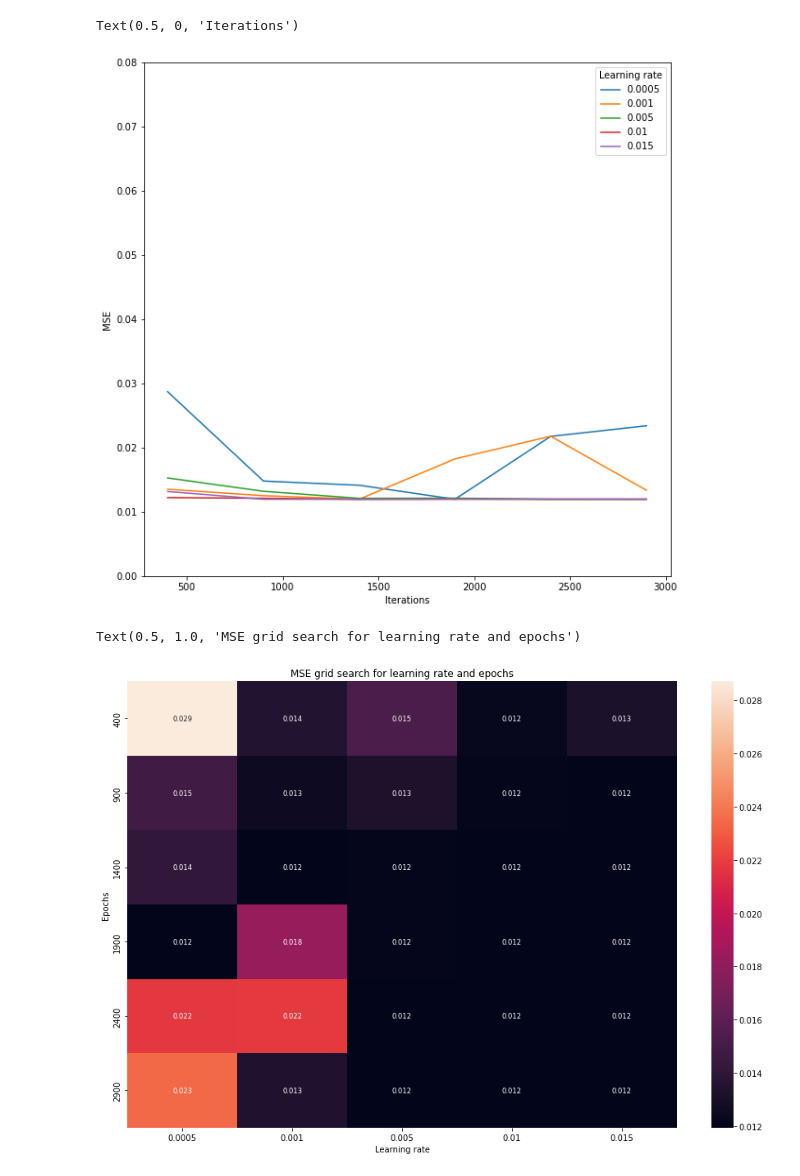
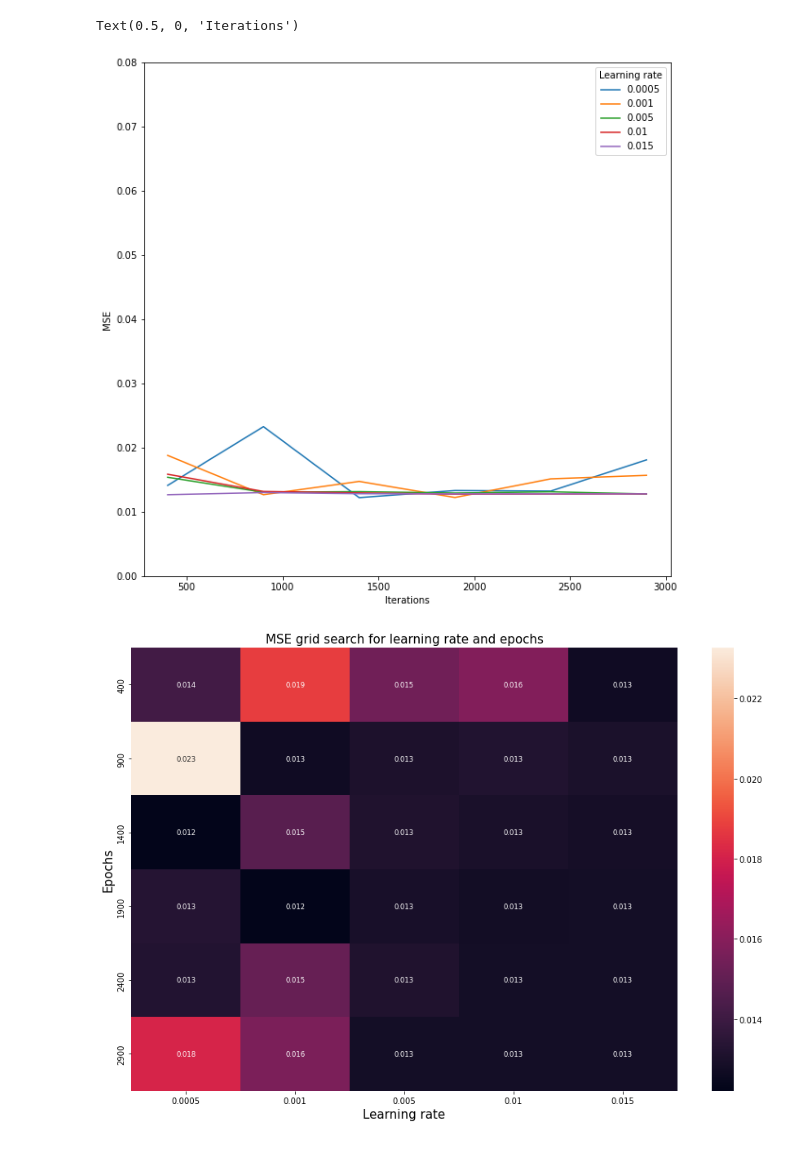
Before and after one commit to matteodales/-FYS-STK4155_Applied_Data_Analysis_and_Machine_Learning, a Jupyter notebook: project2/partA.ipynb, the cells around one changed output. Saved outputs shown, nothing was run; the diff lists cells and outputs as text; code cells hidden in the pictures.

```diff
--- a/project2/partA.ipynb
+++ b/project2/partA.ipynb
@@ -89,13 +74,5 @@ Text(0.5, 1.0, 'GD changing momentum parameter')
 # %%
 # GD e SGD
-
-n = 100
-x = np.random.rand(n,1)
-y = 1+3*x+2*x**2+0.1*np.random.randn(n,1)
-
-X = np.c_[np.ones((n,1)), x, x**2]
-
-Xtrain, Xtest, ytrain, ytest = train_test_split(X, y, test_size=0.2)
 
 n_its_list = np.arange(10,3010,500)
 eta=0.015
@@ -138,14 +115,5 @@ Text(0.5, 1.0, 'Comparing GD and SGD')
 # %%
 # comparing different learning rate methods
-
-n = 100
-x = np.random.rand(n,1)
-y = 1+3*x+2*x**2+0.1*np.random.randn(n,1)
-
-X = np.c_[np.ones((n,1)), x, x**2]
-
-Xtrain, Xtest, ytrain, ytest = train_test_split(X, y, test_size=0.2)
-
 n_its_list = np.arange(500,3500,500)
 eta=0.015
 MSE1_list = np.zeros(len(n_its_list))
@@ -196,17 +164,6 @@ for i in range(len(batch_sizes)):
         betas = stochastic_gradient_descent(X,y,eta,100,batch_size)
         MSE[i,j] =  mse(ytest,Xtest @ betas)
 # %%
-n = 100
-x = np.random.rand(n,1)
-y = 1+3*x+2*x**2+0.1*np.random.randn(n,1)
-
-x_lins = np.linspace(0,1,100)
-
-
-X = np.c_[np.ones((n,1)), x, x**2]
-
-Xtrain, Xtest, ytrain, ytest = train_test_split(X, y, test_size=0.2)
-
 n_its = 500
 eta_list = [0.0001, 0.005, 0.02]
 
@@ -229,13 +186,5 @@ plt.legend()
 # %%
-n = 100
-x = np.random.rand(n,1)
-y = 1+3*x+2*x**2+0.1*np.random.randn(n,1)
 
-x_lins = np.linspace(0,1,100)
-
-X = np.c_[np.ones((n,1)), x, x**2]
-
-Xtrain, Xtest, ytrain, ytest = train_test_split(X, y, test_size=0.2)
 
 n_its_list = np.arange(400,3001,500)
 eta_list = [0.0005, 0.001, 0.005, 0.01, 0.015]
@@ -261,17 +210,16 @@ plt.xlabel("Iterations")
 #plt.savefig("epochs_eta_mse_gradient_descent.png")
 # %% [output]
 Text(0.5, 0, 'Iterations')
-[figure, old version]
+[figure, new version]
 # %%
 plt.figure(figsize=(15,10))
 sns.heatmap(MSE, xticklabels=eta_list, yticklabels=n_its_list, annot=True, annot_kws={"size": 8.5}, fmt=".3f")
-plt.xlabel("Learning rate")
-plt.ylabel("Epochs")
-plt.title("MSE grid search for learning rate and epochs")
-#plt.savefig("Grid search for learning rate and epochs.png")
+plt.xlabel("Learning rate", fontsize=15)
+plt.ylabel("Epochs", fontsize=15)
+plt.title("MSE grid search for learning rate and epochs", fontsize=15)
+plt.savefig("Grid search for learning rate and epochs.png")
 # %% [output]
-Text(0.5, 1.0, 'MSE grid search for learning rate and epochs')
-[figure, old version]
+[figure, new version]
 # %%
 OLSbetas = np.linalg.inv(Xtrain.T @ Xtrain) @ Xtrain.T @ ytrain
 betas = np.zeros((np.shape(X)[1],n_its+1))
```
Also changed, not shown: parts of 9 cells of this notebook, 2 other files.
